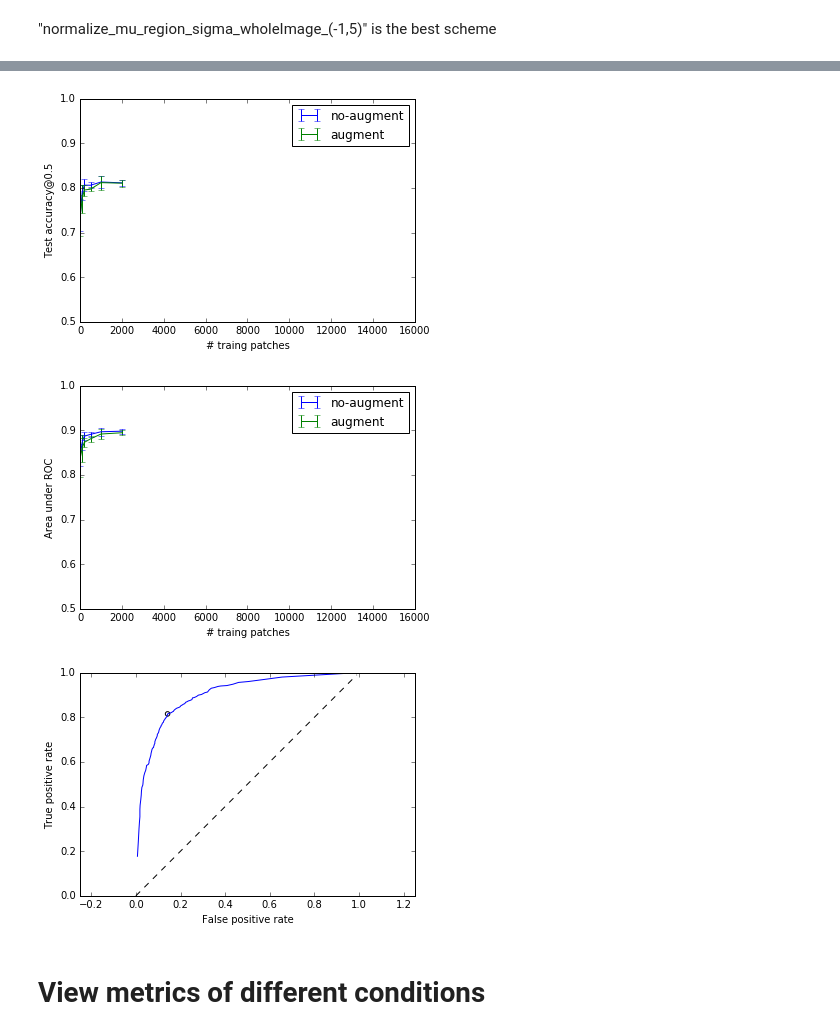
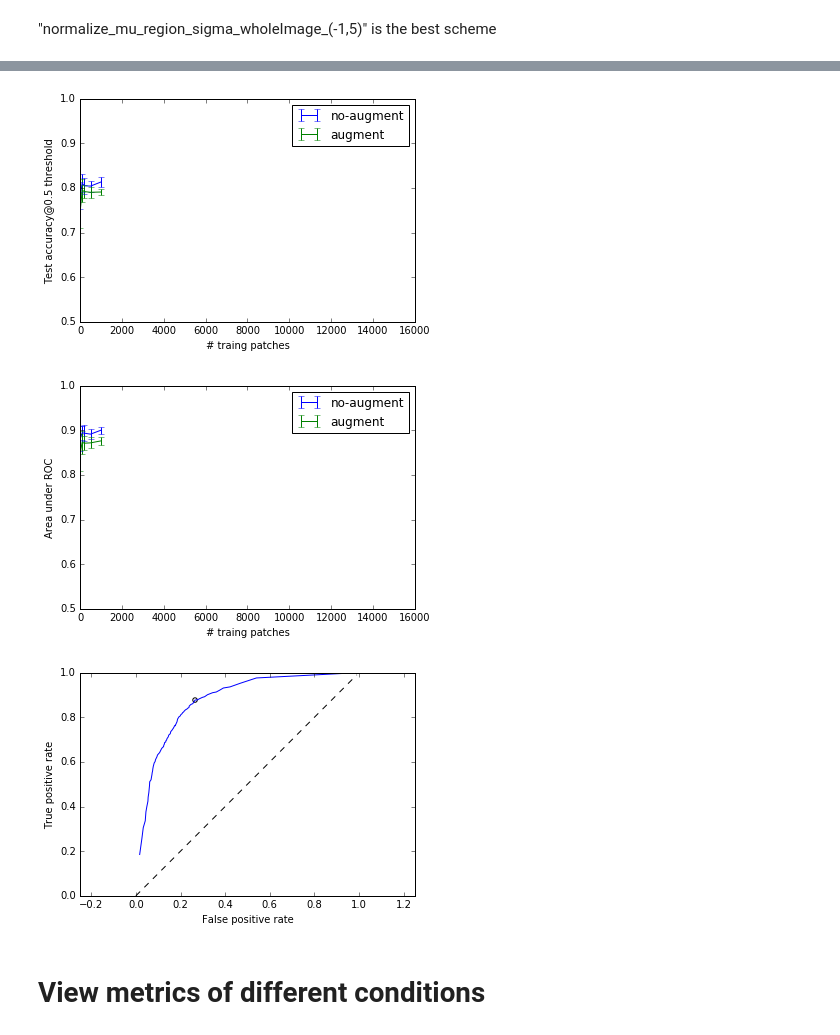
Before and after one commit to mistycheney/MouseBrainAtlas, a Jupyter notebook: learning/explore_normalization_effect_on_classifier_with_retrain_v2.ipynb, the cells around one changed output, grey strips where cells are left out. Cells and saved outputs as stored; diff of their text form; code cells hidden in the pictures.

```diff
--- a/learning/explore_normalization_effect_on_classifier_with_retrain_v2.ipynb
+++ b/learning/explore_normalization_effect_on_classifier_with_retrain_v2.ipynb
@@ -91,3 +91,24 @@ sample_locations_allStacks = {stack: grid_parameters_to_sample_locations(win_id_
 # for i, addr in addresses_df.iterrows()]
 
 # addresses_df = addresses_df.assign(location=location_column)
+# %%
+grid_indices_lookup_allStacks = {}
+
+stack = 'MD595'
+try:
+    grid_indices_lookup_allStacks[stack] = \
+    DataManager.load_annotation_to_grid_indices_lookup(stack=stack, win_id=win_id,
+                                                       by_human=False, timestamp='latest',
+                                                       detector_id_f=15)
+except Exception as e:
+    print e
+    sys.stderr.write("Fail to load annotation grid lookup for %s.\n" % stack)
+
+
+stack = 'MD589'
+try:
+    grid_indices_lookup_allStacks[stack] = \
+    DataManager.load_annotation_to_grid_indices_lookup(stack=stack, win_id=win_id,
+                                                       by_human=True, timestamp='latest')
+except:
+    sys.stderr.write("Fail to load annotation grid lookup for %s.\n" % stack)
@@ -94,9 +120,9 @@ sample_locations_allStacks = {stack: grid_parameters_to_sample_locations(win_id_
 # %%
-grid_indices_lookup_allStacks = {}
-for stack in stacks:
-    try:
-        grid_indices_lookup_allStacks[stack] = \
-        DataManager.load_annotation_to_grid_indices_lookup(stack=stack, win_id=win_id,
-                                                           by_human=True, timestamp='latest')
-    except:
-        sys.stderr.write("Fail to load annotation grid lookup for %s.\n" % stack)
+# grid_indices_lookup_allStacks = {}
+# for stack in stacks:
+#     try:
+#         grid_indices_lookup_allStacks[stack] = \
+#         DataManager.load_annotation_to_grid_indices_lookup(stack=stack, win_id=win_id,
+#                                                            by_human=True, timestamp='latest')
+#     except:
+#         sys.stderr.write("Fail to load annotation grid lookup for %s.\n" % stack)
@@ -356,10 +377,12 @@ negative_labels = get_negative_labels(structure, 'neg_has_all_surround', margin_
 # %%
 DataManager.enable_image_cache()
 # %%
-train_stack = 'MD589'
+train_stack = 'MD595'
+# train_stack = 'MD585'
 # train_stack = 'MD661'
 
-test_stack = 'ChatCryoJane201710'
+test_stack = 'MD589'
+# test_stack = 'ChatCryoJane201710'
 # test_stack = 'MD661'
 
 q = address_label_df_allStacks[address_label_df_allStacks[positive_labels].any(axis=1)]
@@ -933,19 +959,19 @@ def plot_result_wrt_ntrain(test_metrics_all_ntrain, ylabel='', title=''):
     plt.xlim([0,16000]);
     plt.show()
 # %%
-plot_result_wrt_ntrain(extract_one_metric(test_metrics_all_ntrain, 'acc', 0.5), ylabel='Test accuracy@0.5');
+plot_result_wrt_ntrain(extract_one_metric(test_metrics_all_ntrain, 'acc', 0.5), ylabel='Test accuracy@0.5 threshold');
 plot_result_wrt_ntrain(extract_one_metric(test_metrics_all_ntrain, 'auroc'), ylabel='Area under ROC');
 
 plot_roc_curve(test_metrics_all_ntrain[1000][('normalize_mu_region_sigma_wholeImage_(-1,5)',
               'augment')][0]['fp'],
                test_metrics_all_ntrain[1000][('normalize_mu_region_sigma_wholeImage_(-1,5)',
               'augment')][0]['tp'],
               test_metrics_all_ntrain[1000][('normalize_mu_region_sigma_wholeImage_(-1,5)',
               'augment')][0]['opt_thresh']);
 # %% [output]
-[figure, old version]
+[figure, new version]
-[figure, old version]
+[figure, new version]
-[figure, old version]
+[figure, new version]
 # %%
 import uuid
 
```
Also changed, not shown: parts of 11 cells of this notebook, 8 other files.
